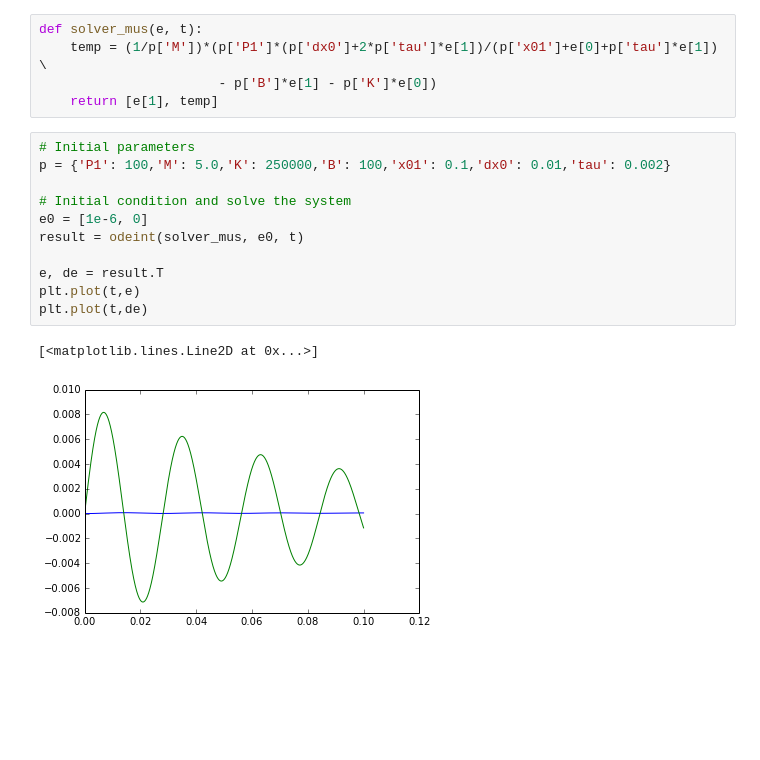
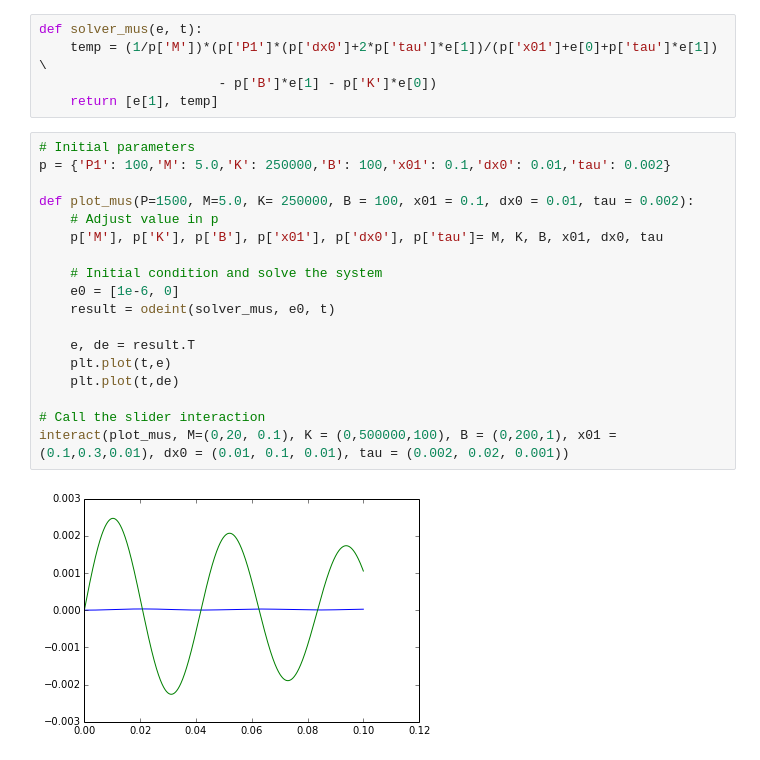
Before and after one commit to quang-ha/notebooks-3G2, a Jupyter notebook: notebooks/3G2_Lab.ipynb, the cells around one changed output. Drawn from its saved outputs; the diff is of its cells as text; blank space fills up the shorter version.

Commit message:
Add interactive sliders for parameters

```diff
--- a/notebooks/3G2_Lab.ipynb
+++ b/notebooks/3G2_Lab.ipynb
@@ -84,14 +95,20 @@ def solver_mus(e, t):
 # %%
 # Initial parameters
 p = {'P1': 100,'M': 5.0,'K': 250000,'B': 100,'x01': 0.1,'dx0': 0.01,'tau': 0.002}
 
-# Initial condition and solve the system
-e0 = [1e-6, 0]
-result = odeint(solver_mus, e0, t)
+def plot_mus(P=1500, M=5.0, K= 250000, B = 100, x01 = 0.1, dx0 = 0.01, tau = 0.002):
+    # Adjust value in p
+    p['M'], p['K'], p['B'], p['x01'], p['dx0'], p['tau']= M, K, B, x01, dx0, tau
 
-e, de = result.T
-plt.plot(t,e)
-plt.plot(t,de)
+    # Initial condition and solve the system
+    e0 = [1e-6, 0]
+    result = odeint(solver_mus, e0, t)
+
+    e, de = result.T
+    plt.plot(t,e)
+    plt.plot(t,de)
+
+# Call the slider interaction
+interact(plot_mus, M=(0,20, 0.1), K = (0,500000,100), B = (0,200,1), x01 = (0.1,0.3,0.01), dx0 = (0.01, 0.1, 0.01), tau = (0.002, 0.02, 0.001))
 # %% [output]
-[<matplotlib.lines.Line2D at 0x...>]
-[figure, old version]
+[figure, new version]
```
Also changed, not shown: parts of 2 cells of this notebook.
